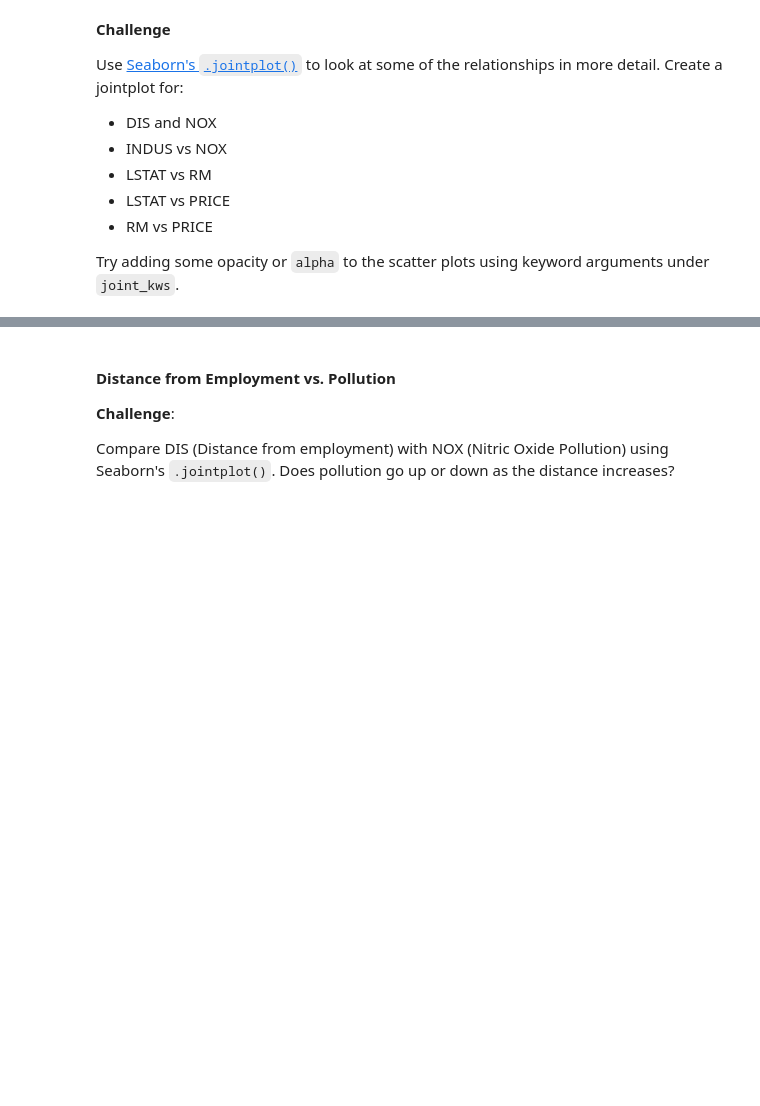
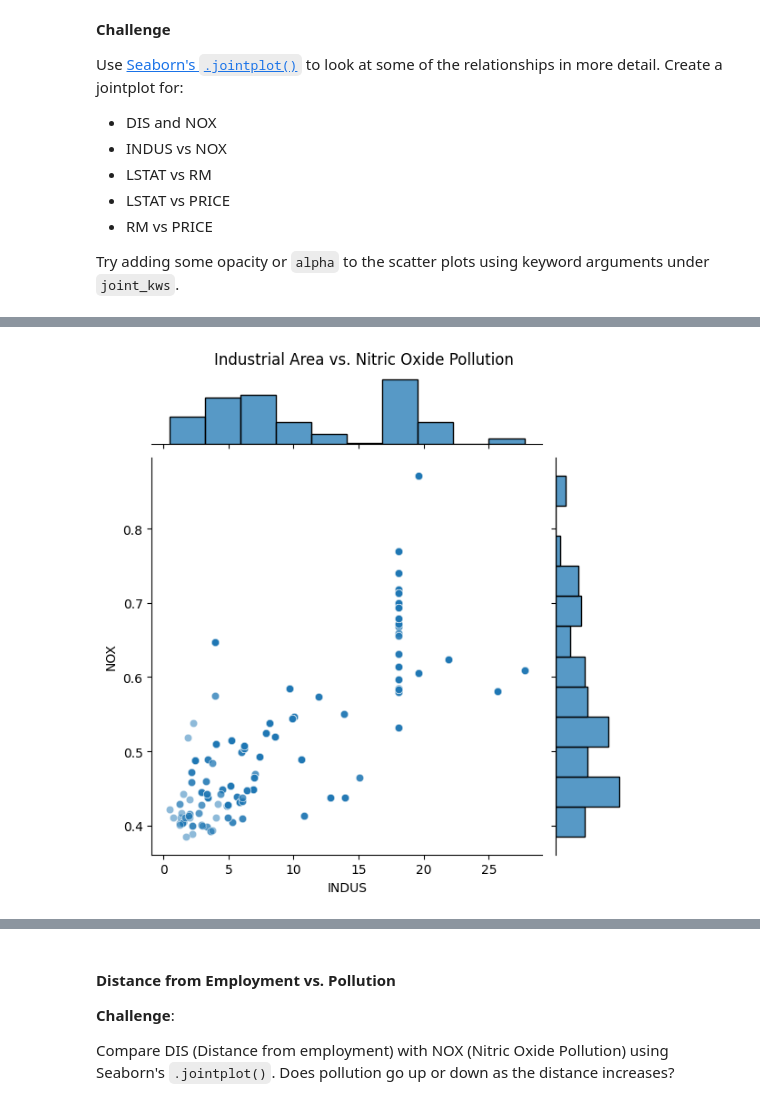
Before and after one commit to IrishEgie/data_science_py, a Jupyter notebook: data_science_10/Multivariable_Regression_and_Valuation_Model_(start).ipynb, the cells around one changed output, grey strips where cells are left out. Drawn from its saved outputs; the diff is of its cells as text; code cells hidden in the pictures; blank space fills up the shorter version.

```diff
--- a/data_science_10/Multivariable_Regression_and_Valuation_Model_(start).ipynb
+++ b/data_science_10/Multivariable_Regression_and_Valuation_Model_(start).ipynb
@@ -329,0 +337,7 @@ Try adding some opacity or `alpha` to the scatter plots using keyword arguments
+# %%
+# Joint plot for INDUS and NOX
+sns.jointplot(data=data, x='INDUS', y='NOX', alpha=0.5)
+plt.suptitle('Industrial Area vs. Nitric Oxide Pollution', y=1.02)
+plt.show()
+# %% [output]
+[figure, added]
```
Also changed, not shown: parts of 4 cells of this notebook.
